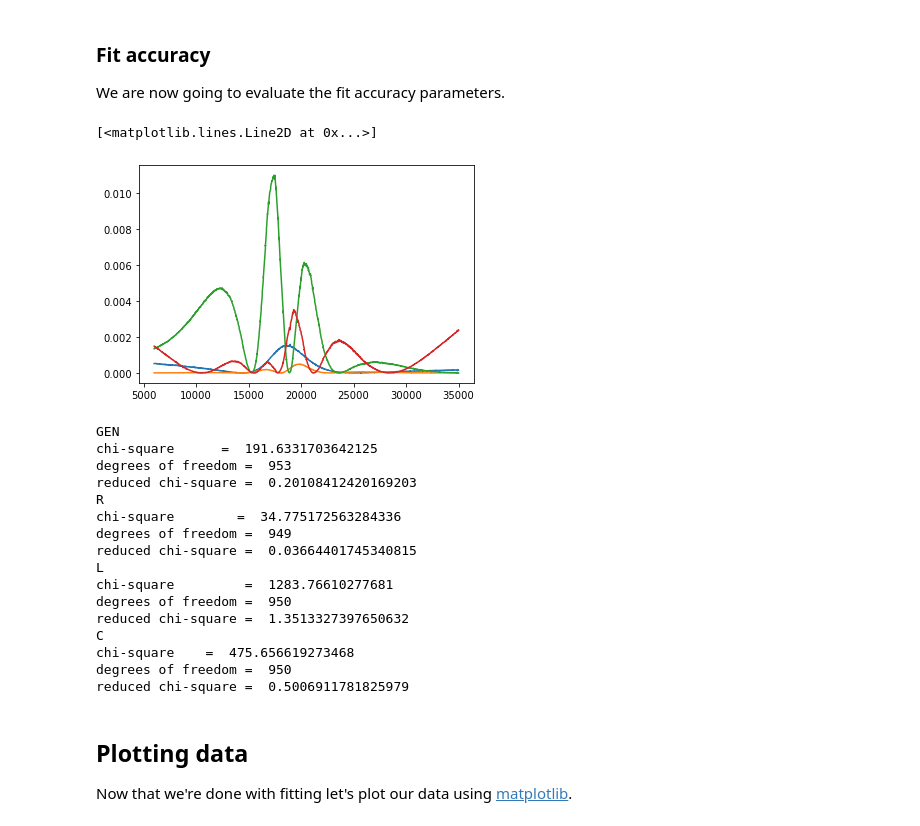
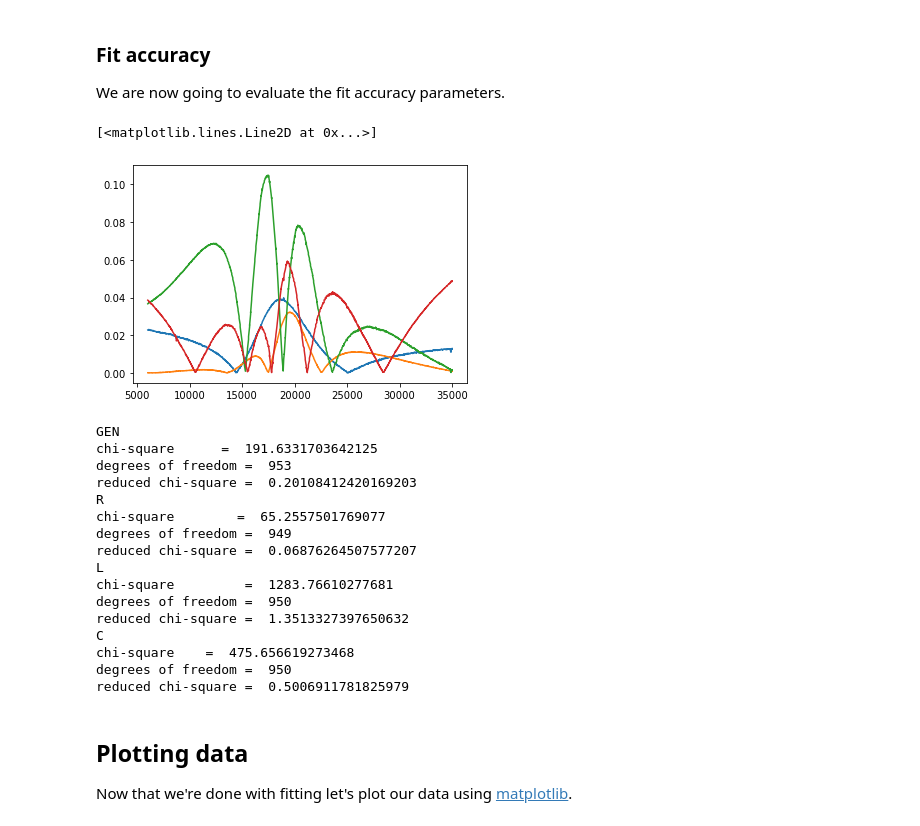
Before and after one commit to Feyn-23/Lab-II, a Jupyter notebook: code/amplitutes.ipynb, the cells around one changed output. Drawn from its saved outputs; the diff is of its cells as text; code cells hidden in the pictures.

Commit message:
Wrapped up amplitudes graphs.

```diff
--- a/code/amplitutes.ipynb
+++ b/code/amplitutes.ipynb
@@ -109,7 +109,7 @@ def Gen_amp_model(f, V_0):
     return V_0
 def R_amp_model(f, R_r , R, L, C, V_0):
     num = R_r * V_0
-    den = np.sqrt( R**2 + (2*np.pi*f * L - 1/(2*np.pi*f * C))**2)
+    den = np.sqrt( (R+R_r)**2 + (2*np.pi*f * L - 1/(2*np.pi*f * C))**2)
     return num / den
 def L_amp_model(f, R, L, C, V_0):
     num = 2*np.pi*f * L * V_0
@@ -134,7 +134,7 @@ initial_guess_L = np.array([R, L, C, V_0])
 initial_guess_C = np.array([R, L, C, V_0])
 
 boundsGen = [[0.0],[3.0]]
-boundsR = [[900,990,3.0e-02,1.0e-09,0.0],[1200,2500,5e-02,1.8e-09,3.0]]
+boundsR = [[900,170,3.0e-02,1.0e-09,0.0],[1200,2500,5e-02,1.8e-09,3.0]]
 boundsL = [[900,3.0e-02,1.0e-09,0.0],[2500,5e-02,1.8e-09,3.0]]
 boundsC = [[900,3.0e-02,1.0e-09,0.0],[2500,5e-02,1.8e-09,3.0]]
 # %%
@@ -222,20 +222,20 @@ We are now going to evaluate the fit accuracy parameters.
 # %%
 V_gen_model = Gen_amp_model(frequencies, fit_gen[0])
 residual_gen = amplitudeGen - V_gen_model
 V_R_model = R_amp_model(frequencies, fit_R[0], fit_R[1], fit_R[2], fit_R[3],fit_R[4])
 residual_R = amplitudeR - V_R_model
 V_L_model = L_amp_model(frequencies, fit_L[0], fit_L[1], fit_L[2], fit_L[3])
 residual_L = amplitudeL - V_L_model
 V_C_model = C_amp_model(frequencies, fit_C[0], fit_C[1], fit_C[2], fit_C[3])
 residual_C = amplitudeC - V_C_model
 
-plt.plot(frequencies,residual_gen**2)
-plt.plot(frequencies,residual_R**2)
-plt.plot(frequencies,residual_L**2)
-plt.plot(frequencies,residual_C**2)
+plt.plot(frequencies,np.abs(residual_gen))
+plt.plot(frequencies,np.abs(residual_R))
+plt.plot(frequencies,np.abs(residual_L))
+plt.plot(frequencies,np.abs(residual_C))
 # %% [output]
 [<matplotlib.lines.Line2D at 0x...>]
-[figure, old version]
+[figure, new version]
 # %%
 chisq_gen = sum((residual_gen/ ampError)**2)
 degrees_of_freedom_gen = len(residual_gen) - len(initial_guess_gen)
@@ -245,11 +245,11 @@ chisq_R = sum((residual_R/ ampError)**2)
 degrees_of_freedom_R = len(residual_R) - len(initial_guess_R)
 reduced_chisq_R = chisq_R / degrees_of_freedom_R
 
-chisq_L = sum((residual_L/ ampError)**2) #typo corrected
+chisq_L = sum((residual_L/ ampError)**2)
 degrees_of_freedom_L = len(residual_L) - len(initial_guess_L)
 reduced_chisq_L = chisq_L / degrees_of_freedom_L
 
-chisq_C = sum((residual_C/ ampError)**2) #typo corrected
+chisq_C = sum((residual_C/ ampError)**2)
 degrees_of_freedom_C = len(residual_C) - len(initial_guess_C)
 reduced_chisq_C = chisq_C / degrees_of_freedom_C
 
@@ -278,9 +278,9 @@ chi-square      =  191.6331703642125
 degrees of freedom =  953
 reduced chi-square =  0.20108412420169203
 R
-chi-square        =  34.775172563284336
+chi-square        =  65.2557501769077
 degrees of freedom =  949
-reduced chi-square =  0.03664401745340815
+reduced chi-square =  0.06876264507577207
 L
 chi-square         =  1283.76610277681
 degrees of freedom =  950
```
Also changed, not shown: parts of 3 cells of this notebook, 4 other files.
